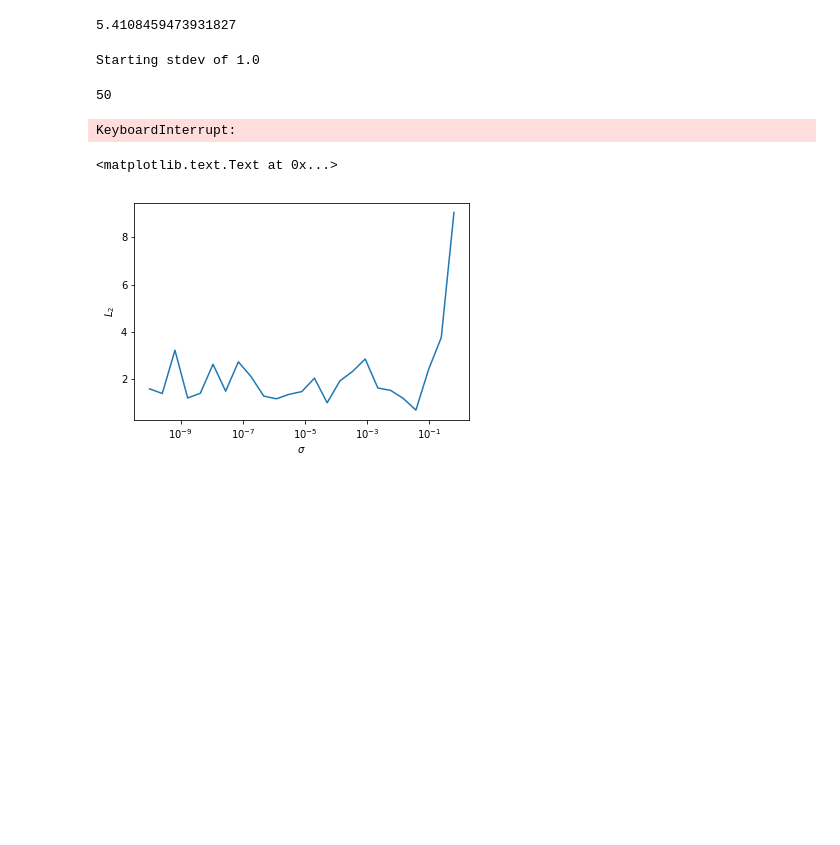
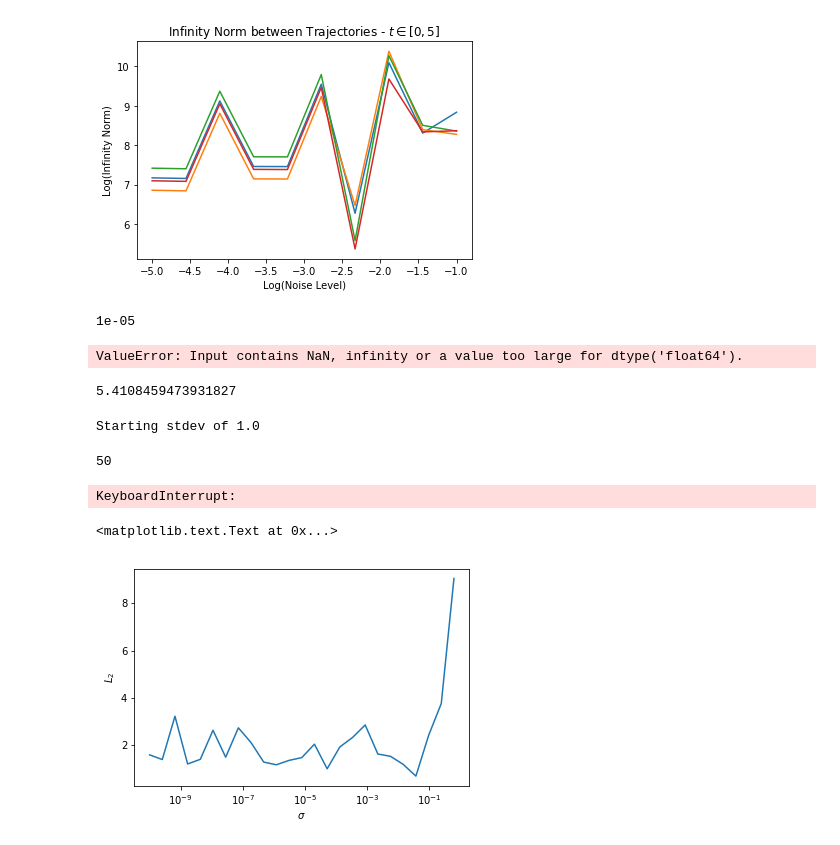
Before and after one commit to alexanderwhatley/am_205_final_project, a Jupyter notebook: Richard's Notebook.ipynb, the cells around one changed output. Saved outputs shown, nothing was run; the diff lists cells and outputs as text; code cells hidden in the pictures; blank space fills up the shorter version.

Commit message:
update trajectory norm for 4d

```diff
--- a/Richard's Notebook.ipynb
+++ b/Richard's Notebook.ipynb
@@ -147,3 +264,66 @@ true_a = np.array([[1, 1.09, 1.52, 0],
+# %%
+plt.plot(np.log10(noise_level), np.log10(diff))
+plt.title('Infinity Norm between Trajectories - $t \in [0, 5]$')
+plt.xlabel('Log(Noise Level)')
+plt.ylabel('Log(Infinity Norm)')
+plt.savefig('r_a.png')
+plt.show()
+# %% [output]
+[figure, added]
+# %%
+#--> Sets the parameters for the Lotka-Volterra system.
+r = np.array([1, 0.72, 1.53, 1.27])
+a = np.array([[1, 1.09, 1.52, 0],
+            [0, 1, 0.44, 1.36],
+            [2.33, 0, 1, 0.47],
+            [1.21, 0.51, 0.35, 1]])
+
+t = np.linspace(0, 100, 100)
+
+noise_level = np.logspace(-5, -1, 50)
+diff = []
+for noise in noise_level:
+    print(noise)
+    noise_diff = []
+    for _ in range(5):
+        total = 0
+        x0 = np.random.rand(4) # Initial condition.
+        x, dx = Lotka_Volterra(x0, r, a, t)
+
+        # ---> Compute the Library of polynomial features.
+        poly_lib = PolynomialFeatures(degree=2, include_bias=True)
+        lib = poly_lib.fit_transform(x)
+        Theta = block_diag(lib, lib, lib, lib)
+        n_lib = poly_lib.n_output_features_
+
+        b = dx.flatten(order='F')
+        A = Theta
+
+        # ---> Specify the user-defined constraints.
+        C, d = constraints(poly_lib)
+
+        # ---> Create a linear regression estimator using sindy and identify the underlying equations.
+        estimator = sp.sindy(l1=0.01, solver='lstsq')
+        estimator.fit(A, b)#, eq=[C, d])
+        coeffs = hard_threshold_lstsq_solve(A, b)
+
+        #--> Simulates the identified model.
+        Y = odeint(Identified_Model, x0, t, args=(poly_lib, estimator),mxstep=5000000)
+
+        inf_norm = np.max(np.abs(Y.T - x.T), axis=1)
+        noise_diff.append(inf_norm)
+    diff.append(np.mean(noise_diff, axis=0))
+
+
+plt.plot(np.log10(noise_level), np.log10(diff))
+plt.title('Infinity Norm between Trajectories - $t \in [0, {}]$'.format(time_range))
+plt.xlabel('Log(Noise Level)')
+plt.ylabel('Log(Infinity Norm)')
+plt.savefig('31_c{}'.format(time_range))
+plt.show()
+# %% [output]
+1e-05
+ValueError: Input contains NaN, infinity or a value too large for dtype('float64').
 # %%
 def simulate_parameter_perturbance(mean, stdev, max_trials=5, verbose=False):
     #--> Sets the parameters for the Lotka-Volterra system.
```
Also changed, not shown: parts of 2 cells of this notebook, 1 other file.
